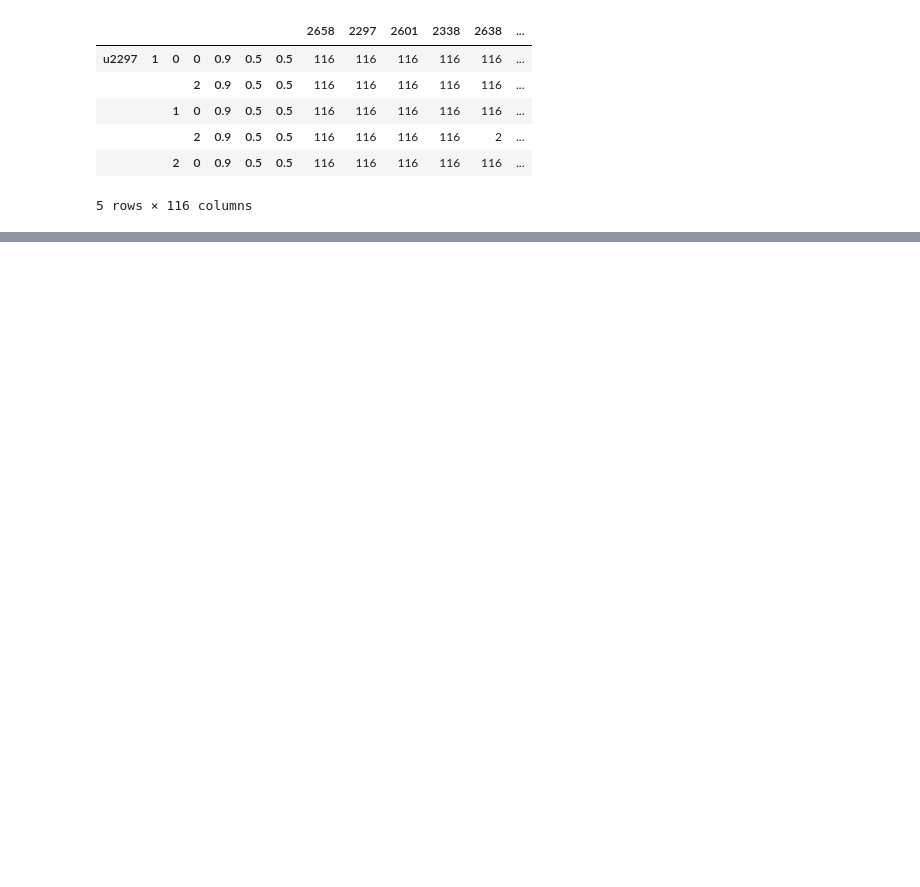
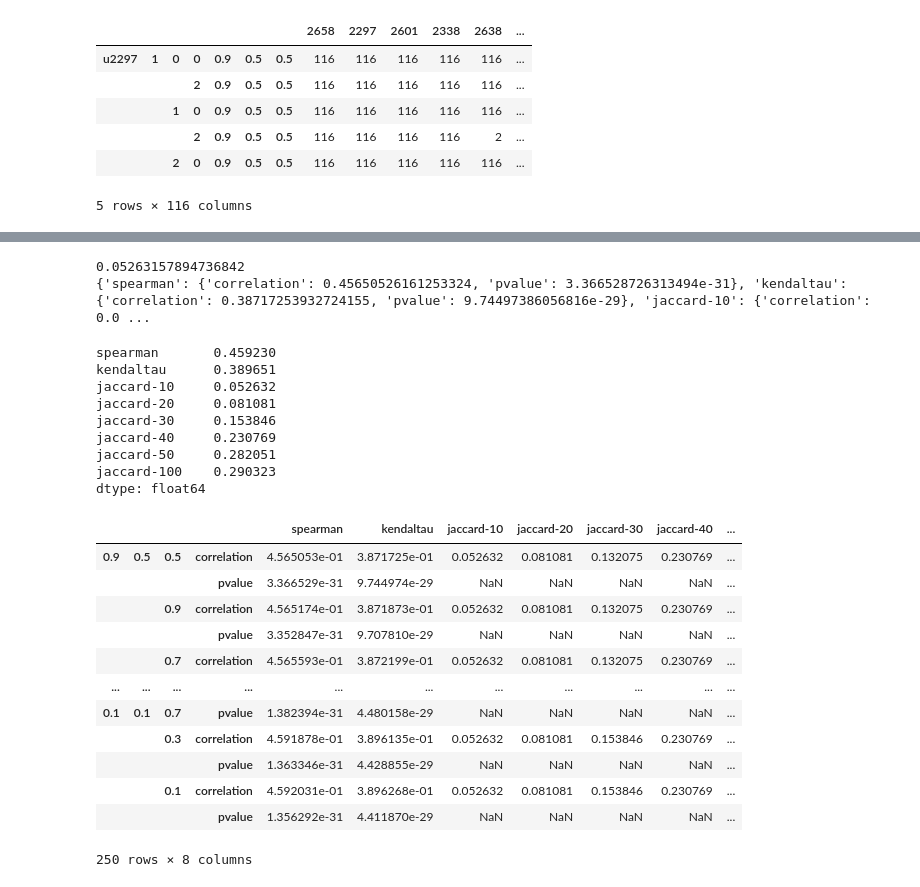
Before and after one commit to ruiliu310/dartpost-research, a Jupyter notebook: pr_results.ipynb, the cells around one changed output, grey strips where cells are left out. Cells and saved outputs as stored; diff of their text form; code cells hidden in the pictures; blank space fills up the shorter version.

```diff
--- a/pr_results.ipynb
+++ b/pr_results.ipynb
@@ -279,9 +268,60 @@ df_user_express
 580 rows × 7 columns
 # %%
-df_user_express["prank"] = [avg_inf.loc[n, t] for n, t in df_user_express[["id", "survey"]].values]
+df_cor = {tup: [avg_inf.loc[(t, *tup), n] for n, t in df_user_express[["id", "survey"]].values] for tup in tqdm(pab_done)}
+
+df_cor = pd.DataFrame.from_dict(df_cor)
-# %%
-def rank_metrics(df):
-    return {
-        "spearman": spearmanr(-df["per_rank"], df["prank"]),
-        "kendaltau": kendalltau(-df["per_rank"], df["prank"]),
-    }
+# %%
+def jaccard(col1, col2, num=10):
+    r1 = set(col1.nlargest(num).index)
+    r2 = set(col2.nlargest(num).index)
+    return len(r1&r2)/len(r1|r2)
+
+def rank_metrics(col1, col2):
+    ret1 = {
+        "spearman": dict(zip(["correlation", "pvalue"], spearmanr(col1, col2))),
+        "kendaltau": dict(zip(["correlation", "pvalue"], kendalltau(col1, col2))),
+    }
+
+    ret2 = {
+        f"jaccard-{j}": {"correlation": jaccard(col1, col2, j), "pvalue": None}
+        for j in [10, 20, 30, 40, 50, 100]
+    }
+
+    return {**ret1, **ret2}
+
+print(jaccard(df_user_express["per_rank"], df_cor[(0.9, 0.5,0.5)].rank(ascending=False, pct=True, method="max")))
+print(rank_metrics(-df_user_express["per_rank"], df_cor[(0.9, 0.5, 0.5)]))
+# %% [output]
+0.05263157894736842
+{'spearman': {'correlation': 0.45650526161253324, 'pvalue': 3.366528726313494e-31}, 'kendaltau': {'correlation': 0.38717253932724155, 'pvalue': 9.74497386056816e-29}, 'jaccard-10': {'correlation': 0.0 ...
+# %%
+res_all = {tup: rank_metrics(df_user_express["per_rank"], df_cor[tup].rank(ascending=False, pct=True, method="max")) for tup in tqdm(pab_done)}
+
+df_res = pd.concat([pd.DataFrame(res_all[tup]) for tup in tqdm(pab_done)], keys=pab_done)
+
+print(df_res.loc[(slice(None), slice(None), slice(None), "correlation")].max())
+
+display(df_res)
+# %% [output]
+spearman       0.459230
+kendaltau      0.389651
+jaccard-10     0.052632
+jaccard-20     0.081081
+jaccard-30     0.153846
+jaccard-40     0.230769
+jaccard-50     0.282051
+jaccard-100    0.290323
+dtype: float64
+|  |  |  |  | spearman | kendaltau | jaccard-10 | jaccard-20 | jaccard-30 | jaccard-40 | ... |
+| 0.9 | 0.5 | 0.5 | correlation | 4.565053e-01 | 3.871725e-01 | 0.052632 | 0.081081 | 0.132075 | 0.230769 | ... |
+|  |  |  | pvalue | 3.366529e-31 | 9.744974e-29 | NaN | NaN | NaN | NaN | ... |
+|  |  | 0.9 | correlation | 4.565174e-01 | 3.871873e-01 | 0.052632 | 0.081081 | 0.132075 | 0.230769 | ... |
+|  |  |  | pvalue | 3.352847e-31 | 9.707810e-29 | NaN | NaN | NaN | NaN | ... |
+|  |  | 0.7 | correlation | 4.565593e-01 | 3.872199e-01 | 0.052632 | 0.081081 | 0.132075 | 0.230769 | ... |
+| ... | ... | ... | ... | ... | ... | ... | ... | ... | ... | ... |
+| 0.1 | 0.1 | 0.7 | pvalue | 1.382394e-31 | 4.480158e-29 | NaN | NaN | NaN | NaN | ... |
+|  |  | 0.3 | correlation | 4.591878e-01 | 3.896135e-01 | 0.052632 | 0.081081 | 0.153846 | 0.230769 | ... |
+|  |  |  | pvalue | 1.363346e-31 | 4.428855e-29 | NaN | NaN | NaN | NaN | ... |
+|  |  | 0.1 | correlation | 4.592031e-01 | 3.896268e-01 | 0.052632 | 0.081081 | 0.153846 | 0.230769 | ... |
+|  |  |  | pvalue | 1.356292e-31 | 4.411870e-29 | NaN | NaN | NaN | NaN | ... |
+250 rows × 8 columns
```
Also changed, not shown: parts of 12 cells of this notebook.
